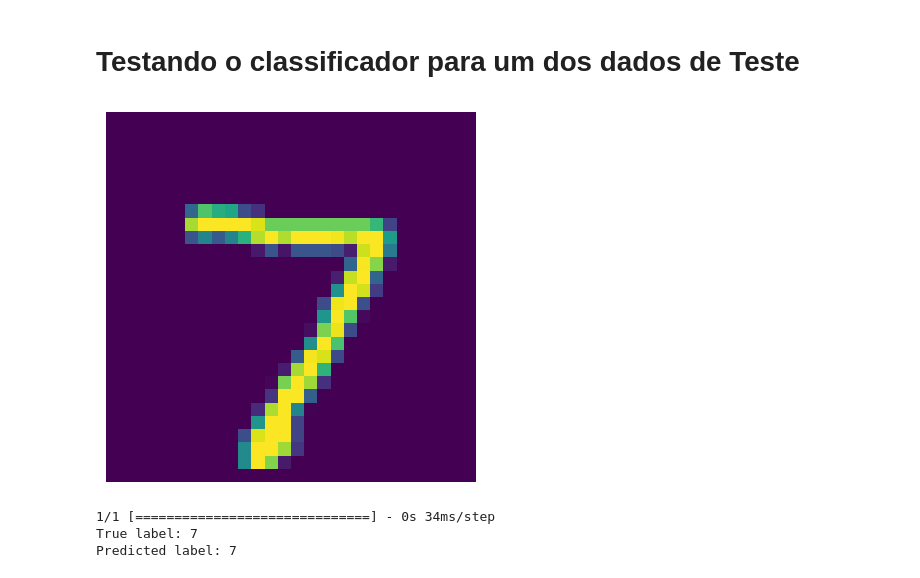
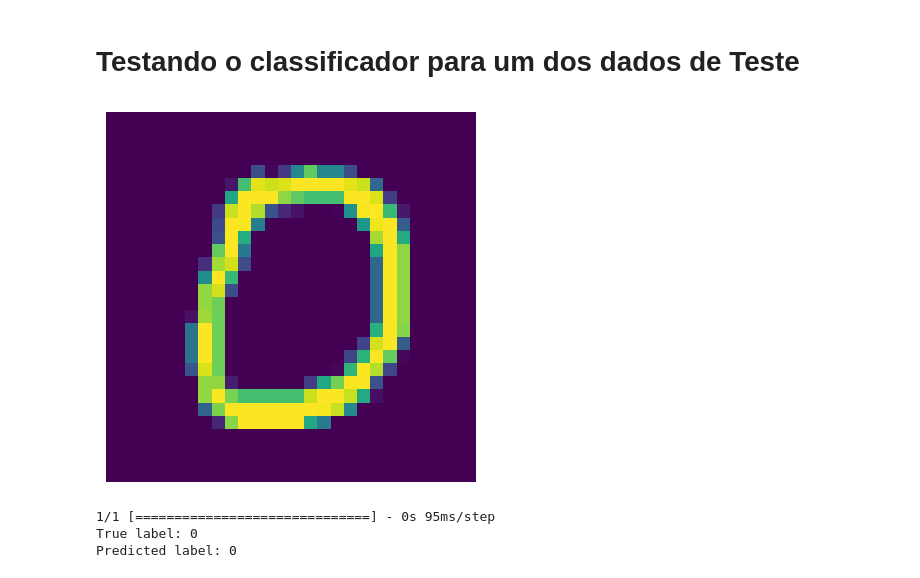
Before and after one commit to kailaniesteves/cnn-ia, a Jupyter notebook: cnn_ia.ipynb, the cells around one changed output. Drawn from its saved outputs; the diff is of its cells as text; code cells hidden in the pictures.

```diff
--- a/cnn_ia.ipynb
+++ b/cnn_ia.ipynb
@@ -129,18 +129,18 @@ print(test_acc)
 # %%
 classNames = ["0", "1", "2", "3", "4", "5", "6", "7", "8", "9"]
 
-x,y = (test_images[0], test_labels[0])
+x,y = (test_images[10], test_labels[10])
 plt.imshow(x)
 plt.axis('off')
 plt.show()
 
 # Expand the validation image to (1, 224, 224, 3) before predicting the label
 prediction_scores = model.predict(np.expand_dims(x, axis=0))
 predicted_index = np.argmax(prediction_scores)
-print("True label: 7")
+print("True label: " + classNames[int(y)])
 print("Predicted label: " + classNames[predicted_index])
 # %% [output]
-[figure, old version]
+[figure, new version]
-1/1 [==============================] - 0s 34ms/step
-True label: 7
-Predicted label: 7
+1/1 [==============================] - 0s 95ms/step
+True label: 0
+Predicted label: 0
```
